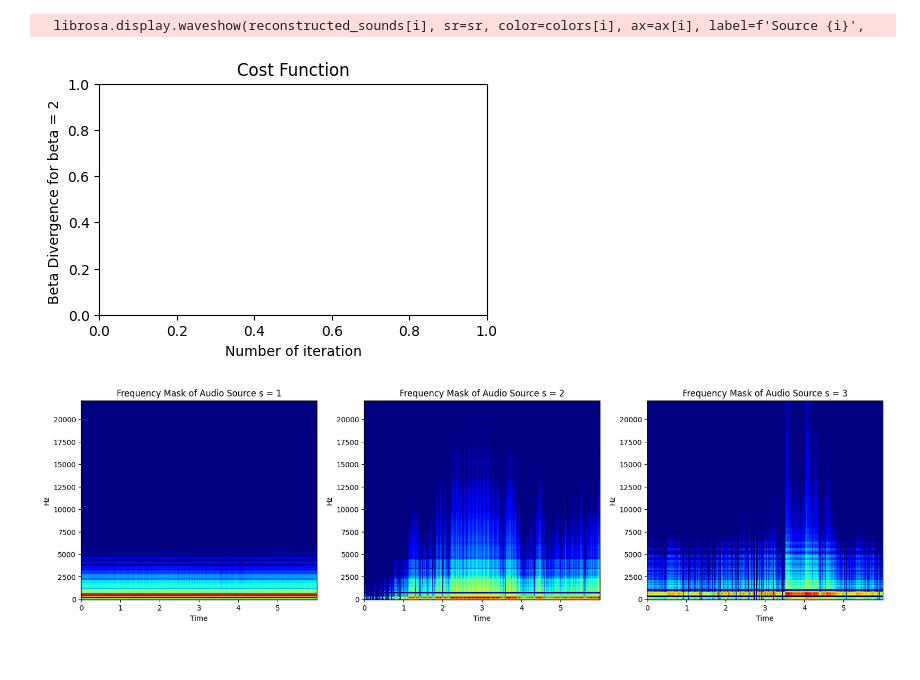
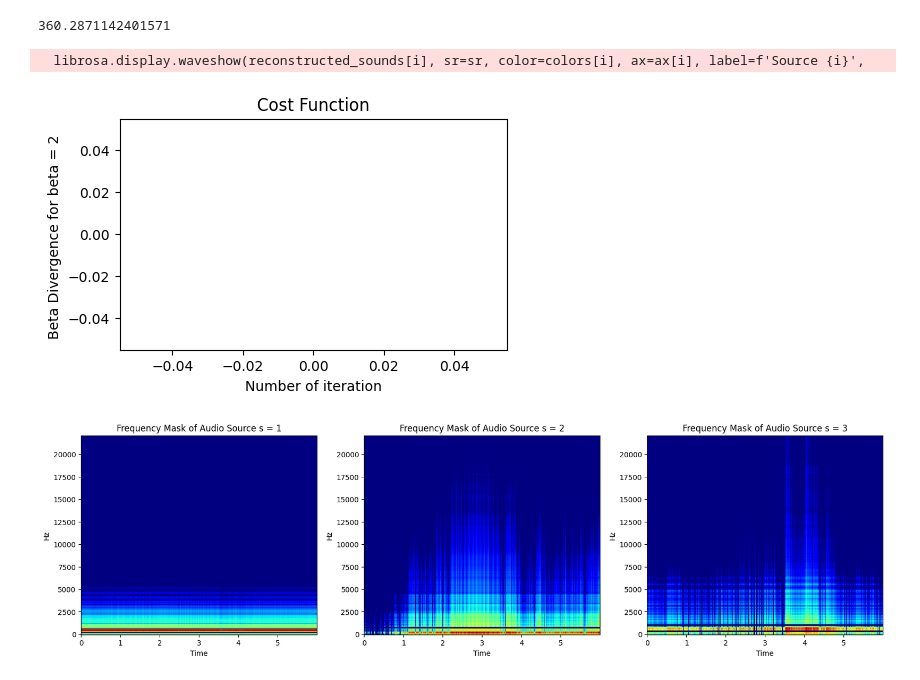
Before and after one commit to MatthewPr12/AudioSourceSeparation, a Jupyter notebook: NMF/medium_testing.ipynb, the cells around one changed output. Drawn from its saved outputs; the diff is of its cells as text; code cells hidden in the pictures.

```diff
--- a/NMF/medium_testing.ipynb
+++ b/NMF/medium_testing.ipynb
@@ -157,10 +157,12 @@ W = nmf_model.transform(V)
 # Get the H matrix from the fitted NMF model
 H = nmf_model.components_
 
+cost_function = nmf_model.reconstruction_err_
+print(cost_function)
 
 # Ploting the cost function
 plt.figure(figsize=(5, 3))
-# plt.plot(cost_function)
+plt.plot()
 plt.title("Cost Function")
 plt.xlabel("Number of iteration")
 plt.ylabel(f"Beta Divergence for beta = {beta} ")
@@ -173,35 +175,36 @@ for i in range(S):
     # Filter eash source components
     filtered_spectrogram = W[:, [i]] @ H[[i], :]
     # Compute the filtered spectrogram
     D = librosa.amplitude_to_db(filtered_spectrogram, ref=np.max)
     # Show the filtered spectrogram
     librosa.display.specshow(D, y_axis='hz', sr=sr, hop_length=HOP, x_axis='time', cmap=matplotlib.cm.jet, ax=axs[i])
 
     filtered_spectrograms.append(filtered_spectrogram)
 
 reconstructed_sounds = []
 for i in range(S):
     reconstruct = filtered_spectrograms[i] * np.exp(1j * sound_stft_Angle)
     new_sound = librosa.istft(reconstruct, n_fft=FRAME, hop_length=HOP)
     reconstructed_sounds.append(new_sound)
 
     path = f"../AudioData/ICA_result{i}.wav"
     signal_to_wav(new_sound * 5_000, sr, path)
     IPython.display.Audio(path)
 
 # Tracing the waveform
 colors = ['r', 'g', 'b']
 fig, ax = plt.subplots(nrows=3, ncols=1, sharex=True, figsize=(10, 8))
 for i in range(S):
     librosa.display.waveshow(reconstructed_sounds[i], sr=sr, color=colors[i], ax=ax[i], label=f'Source {i}',
                              x_axis='time')
     ax[i].set(xlabel='Time [s]')
     ax[i].legend()
 
 plt.show()
 # %% [output]
-  librosa.display.waveshow(reconstructed_sounds[i], sr=sr, color=colors[i], ax=ax[i], label=f'Source {i}',
+360.2871142401571
+  librosa.display.waveshow(reconstructed_sounds[i], sr=sr, color=colors[i], ax=ax[i], label=f'Source {i}',
-[figure, old version]
+[figure, new version]
 [figure]
 [figure]
 # %%
```
Also changed, not shown: parts of 1 cell of this notebook, 10 other files.
